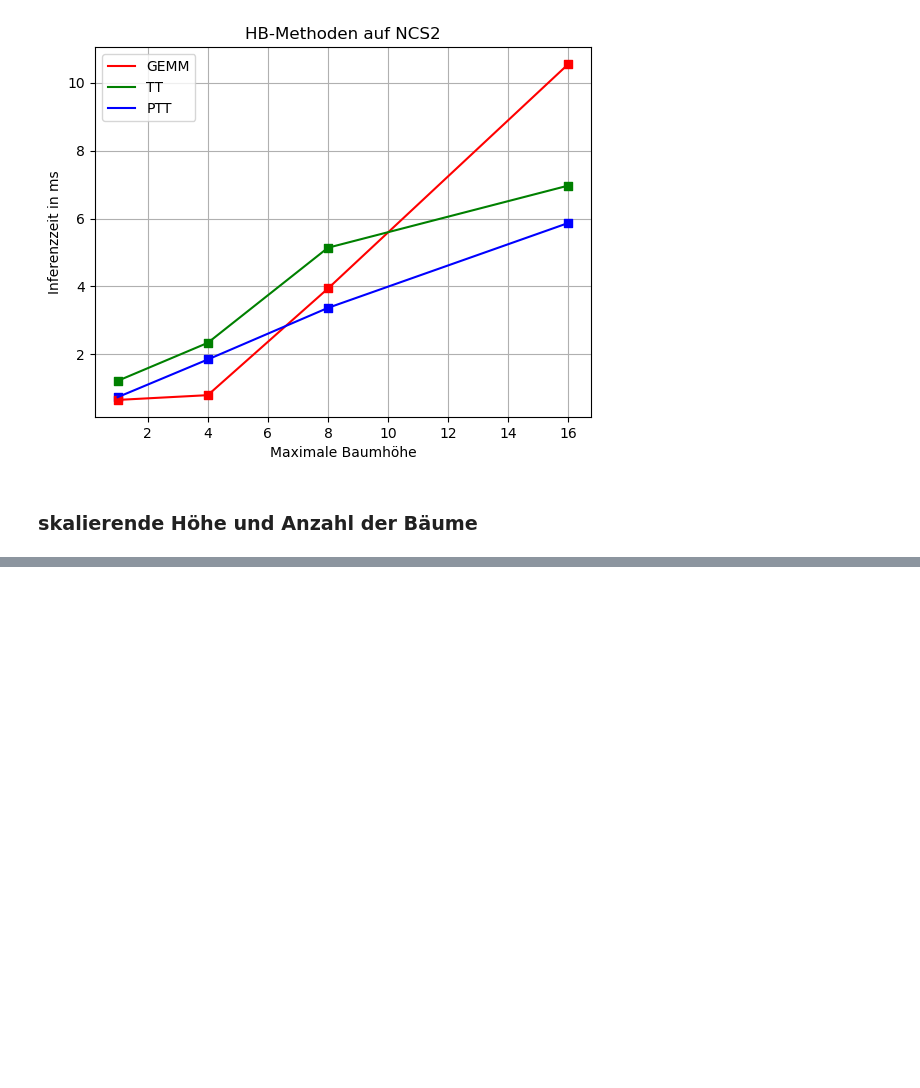
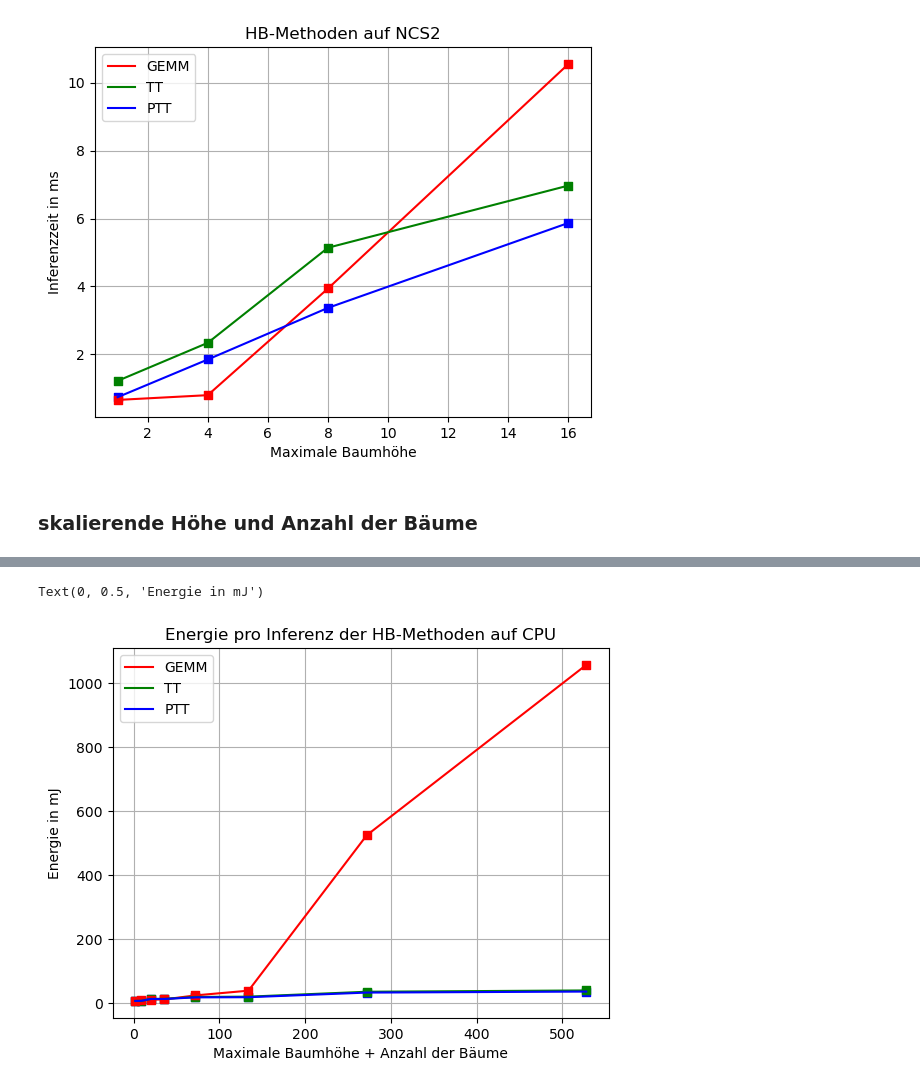
Before and after one commit to R-e-d-a-X/EdgeTPU-and-NCS, a Jupyter notebook: src/ncs/NCS_visualization.ipynb, the cells around one changed output, grey strips where cells are left out. Cells and saved outputs as stored; diff of their text form; code cells hidden in the pictures; blank space fills up the shorter version.

```diff
--- a/src/ncs/NCS_visualization.ipynb
+++ b/src/ncs/NCS_visualization.ipynb
@@ -203,0 +276,10 @@ Text(0, 0.5, 'Inferenzzeit in ms')
+# %%
+x = np.array([2,9,20,36,72,134,272,528])
+
+y_gemm_cpu = np.array([7.08, 9.21, 11.00, 11.88, 24.31, 39.12, 525.20, 1057.66])
+y_tt_cpu   = np.array([7.10, 7.39, 13.39, 13.50, 19.50, 20.41, 35.76, 39.85])
+y_ptt_cpu  = np.array([7.07, 7.36, 13.13, 13.20, 18.16, 18.66, 33.14, 36.31])
+
+#y_gemm_ncs = np.array([])
+#y_tt_ncs   = np.array([])
+#y_ptt_ncs  = np.array([])
@@ -203,0 +288,18 @@ Text(0, 0.5, 'Inferenzzeit in ms')
+# %%
+fig, ax = plt.subplots()
+
+plt.title("Energie pro Inferenz der HB-Methoden auf CPU")
+ax.set_axisbelow(True)
+ax.grid()
+ax.plot(x, y_gemm_cpu, c='red')
+ax.plot(x, y_tt_cpu, c='green')
+ax.plot(x, y_ptt_cpu, c='blue')
+plt.legend(labels=['GEMM', 'TT', 'PTT'])
+ax.scatter(x, y_ptt_cpu, c='blue', marker='s')
+ax.scatter(x, y_tt_cpu, c='green', marker='s')
+ax.scatter(x, y_gemm_cpu, c='red', marker='s')
+plt.xlabel("Maximale Baumhöhe + Anzahl der Bäume")
+plt.ylabel("Energie in mJ")
+# %% [output]
+Text(0, 0.5, 'Energie in mJ')
+[figure, added]
```
Also changed, not shown: parts of 18 cells of this notebook.
